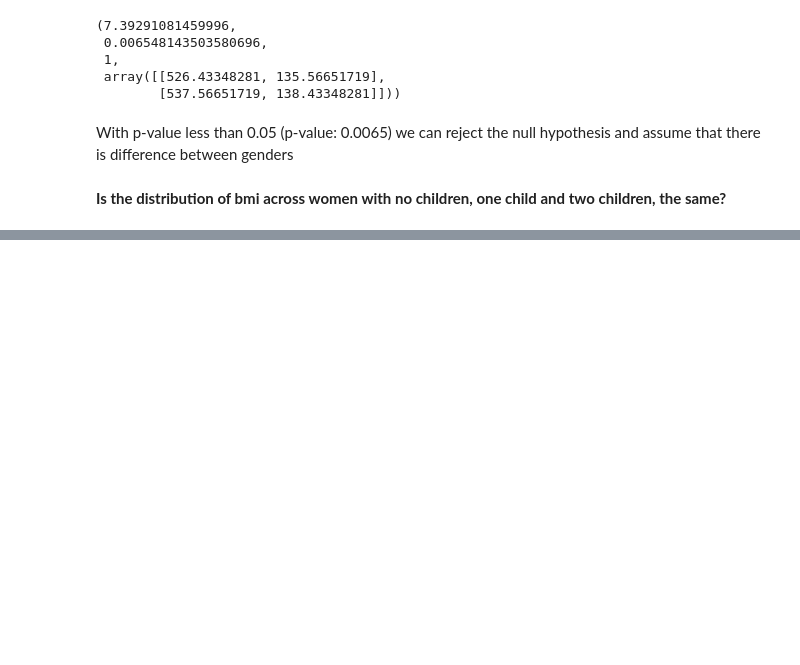
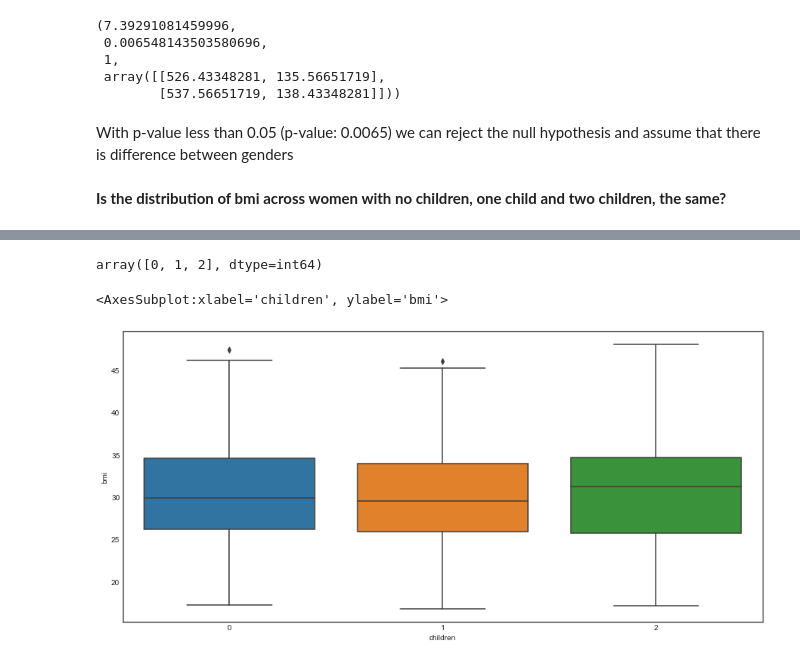
Before and after one commit to RochaErik/Medical-Data, a Jupyter notebook: Medical_data.ipynb, the cells around one changed output, grey strips where cells are left out. Drawn from its saved outputs; the diff is of its cells as text; code cells hidden in the pictures; blank space fills up the shorter version.

Commit message:
BMI across female with no children, one or two

```diff
--- a/Medical_data.ipynb
+++ b/Medical_data.ipynb
@@ -566,3 +566,6 @@ chi2_contingency(df_smk)
 With p-value less than 0.05 (p-value: 0.0065) we can reject the null hypothesis and assume that there is difference between genders
 # %% [markdown]
 **Is the distribution of bmi across women with no children, one child and two children, the same?**
+# %%
+sex_chil_bmi = df[['sex', 'children', 'bmi']]
+sex_chil_bmi
@@ -568,0 +586,3 @@ With p-value less than 0.05 (p-value: 0.0065) we can reject the null hypothesis
+# %%
+bmi_women_chil = sex_chil_bmi[sex_chil_bmi['sex']=='female']
+bmi_women_chil
@@ -568,0 +603,3 @@ With p-value less than 0.05 (p-value: 0.0065) we can reject the null hypothesis
+# %%
+bmi = bmi_women_chil[bmi_women_chil['children'] < 3]
+bmi
@@ -568,0 +620,10 @@ With p-value less than 0.05 (p-value: 0.0065) we can reject the null hypothesis
+# %%
+bmi['children'].unique()
+# %% [output]
+array([0, 1, 2], dtype=int64)
+# %%
+plt.figure(figsize=(15,7))
+sns.boxplot(data=bmi, x= 'children', y= 'bmi')
+# %% [output]
+<AxesSubplot:xlabel='children', ylabel='bmi'>
+[figure, added]
```
Also changed, not shown: parts of 8 cells of this notebook.
